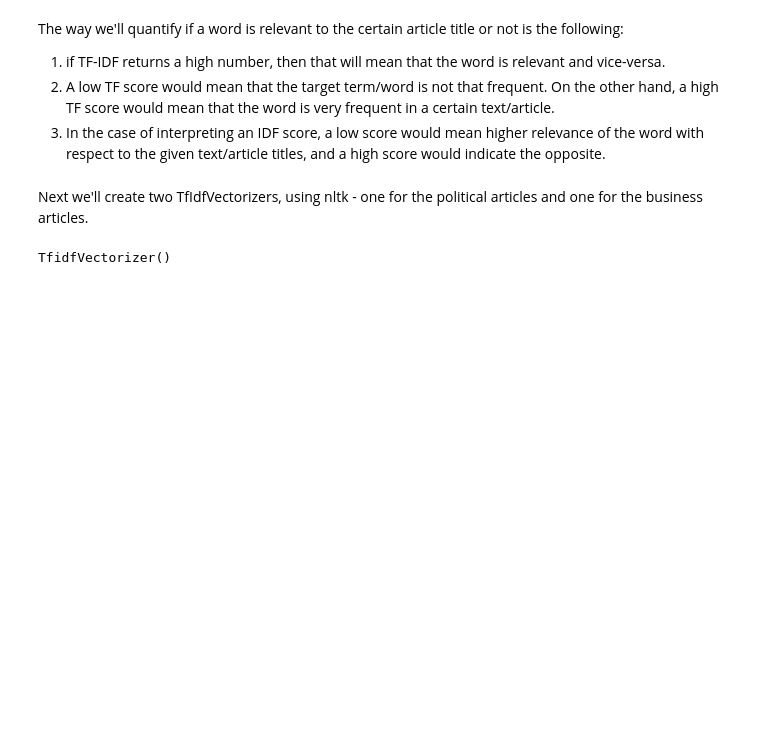
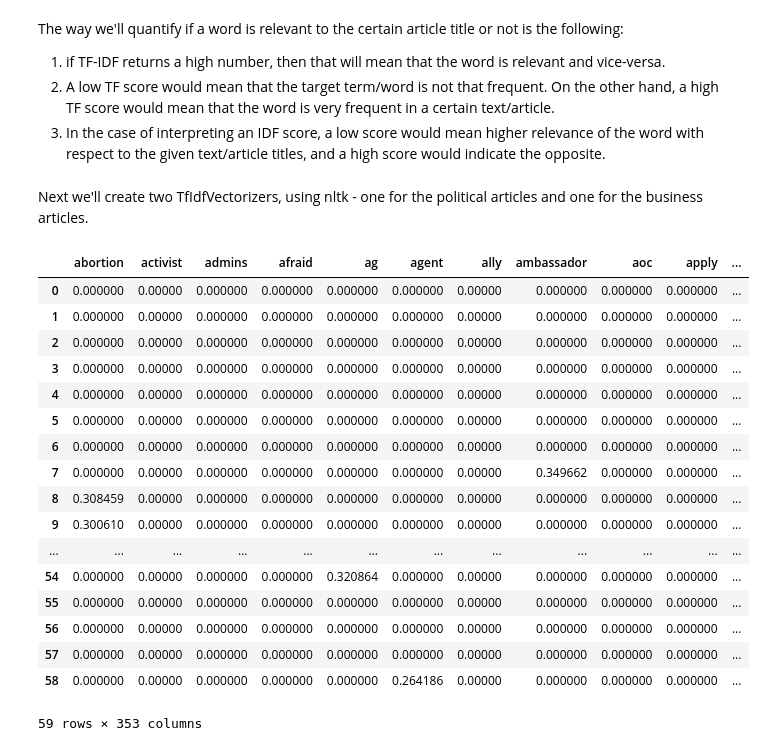
Before and after one commit to GoofyGalaxy374/NewsClassifier, a Jupyter notebook: Analysis.ipynb, the cells around one changed output. Saved outputs shown, nothing was run; the diff lists cells and outputs as text; code cells hidden in the pictures; blank space fills up the shorter version.

Commit message:
The TFIDF values are now CORRECTLY shown in the corresponding dataframes

```diff
--- a/Analysis.ipynb
+++ b/Analysis.ipynb
@@ -181,6 +181,25 @@ $ TF-IDF = TF(t,d) * IDF(n,d) = \frac{t}{d} * \log(\frac{n}{d})$
 <p>Next we'll create two TfIdfVectorizers, using nltk - one for the political articles and one for the business articles. </p>
 # %%
 politicalVectorizer = TfidfVectorizer()
-politicalVectorizer.fit(PoliticalArticles['CleanTitle'])
+political_TFIDF_matrix = politicalVectorizer.fit_transform(PoliticalArticles['CleanTitle']).toarray()
+political_TFIDF_df = pd.DataFrame(political_TFIDF_matrix, columns=politicalVectorizer.get_feature_names())
+political_TFIDF_df
 # %% [output]
+|  | abortion | activist | admins | afraid | ag | agent | ally | ambassador | aoc | apply | ... |
+| 0 | 0.000000 | 0.00000 | 0.000000 | 0.000000 | 0.000000 | 0.000000 | 0.00000 | 0.000000 | 0.000000 | 0.000000 | ... |
+| 1 | 0.000000 | 0.00000 | 0.000000 | 0.000000 | 0.000000 | 0.000000 | 0.00000 | 0.000000 | 0.000000 | 0.000000 | ... |
+| 2 | 0.000000 | 0.00000 | 0.000000 | 0.000000 | 0.000000 | 0.000000 | 0.00000 | 0.000000 | 0.000000 | 0.000000 | ... |
+| 3 | 0.000000 | 0.00000 | 0.000000 | 0.000000 | 0.000000 | 0.000000 | 0.00000 | 0.000000 | 0.000000 | 0.000000 | ... |
+| 4 | 0.000000 | 0.00000 | 0.000000 | 0.000000 | 0.000000 | 0.000000 | 0.00000 | 0.000000 | 0.000000 | 0.000000 | ... |
+| 5 | 0.000000 | 0.00000 | 0.000000 | 0.000000 | 0.000000 | 0.000000 | 0.00000 | 0.000000 | 0.000000 | 0.000000 | ... |
+| 6 | 0.000000 | 0.00000 | 0.000000 | 0.000000 | 0.000000 | 0.000000 | 0.00000 | 0.000000 | 0.000000 | 0.000000 | ... |
+| 7 | 0.000000 | 0.00000 | 0.000000 | 0.000000 | 0.000000 | 0.000000 | 0.00000 | 0.349662 | 0.000000 | 0.000000 | ... |
+| 8 | 0.308459 | 0.00000 | 0.000000 | 0.000000 | 0.000000 | 0.000000 | 0.00000 | 0.000000 | 0.000000 | 0.000000 | ... |
+| 9 | 0.300610 | 0.00000 | 0.000000 | 0.000000 | 0.000000 | 0.000000 | 0.00000 | 0.000000 | 0.000000 | 0.000000 | ... |
+| ... | ... | ... | ... | ... | ... | ... | ... | ... | ... | ... | ... |
+| 54 | 0.000000 | 0.00000 | 0.000000 | 0.000000 | 0.320864 | 0.000000 | 0.00000 | 0.000000 | 0.000000 | 0.000000 | ... |
+| 55 | 0.000000 | 0.00000 | 0.000000 | 0.000000 | 0.000000 | 0.000000 | 0.00000 | 0.000000 | 0.000000 | 0.000000 | ... |
+| 56 | 0.000000 | 0.00000 | 0.000000 | 0.000000 | 0.000000 | 0.000000 | 0.00000 | 0.000000 | 0.000000 | 0.000000 | ... |
+| 57 | 0.000000 | 0.00000 | 0.000000 | 0.000000 | 0.000000 | 0.000000 | 0.00000 | 0.000000 | 0.000000 | 0.000000 | ... |
+| 58 | 0.000000 | 0.00000 | 0.000000 | 0.000000 | 0.000000 | 0.264186 | 0.00000 | 0.000000 | 0.000000 | 0.000000 | ... |
-TfidfVectorizer()
+59 rows × 353 columns
```
Also changed, not shown: parts of 22 cells of this notebook.
